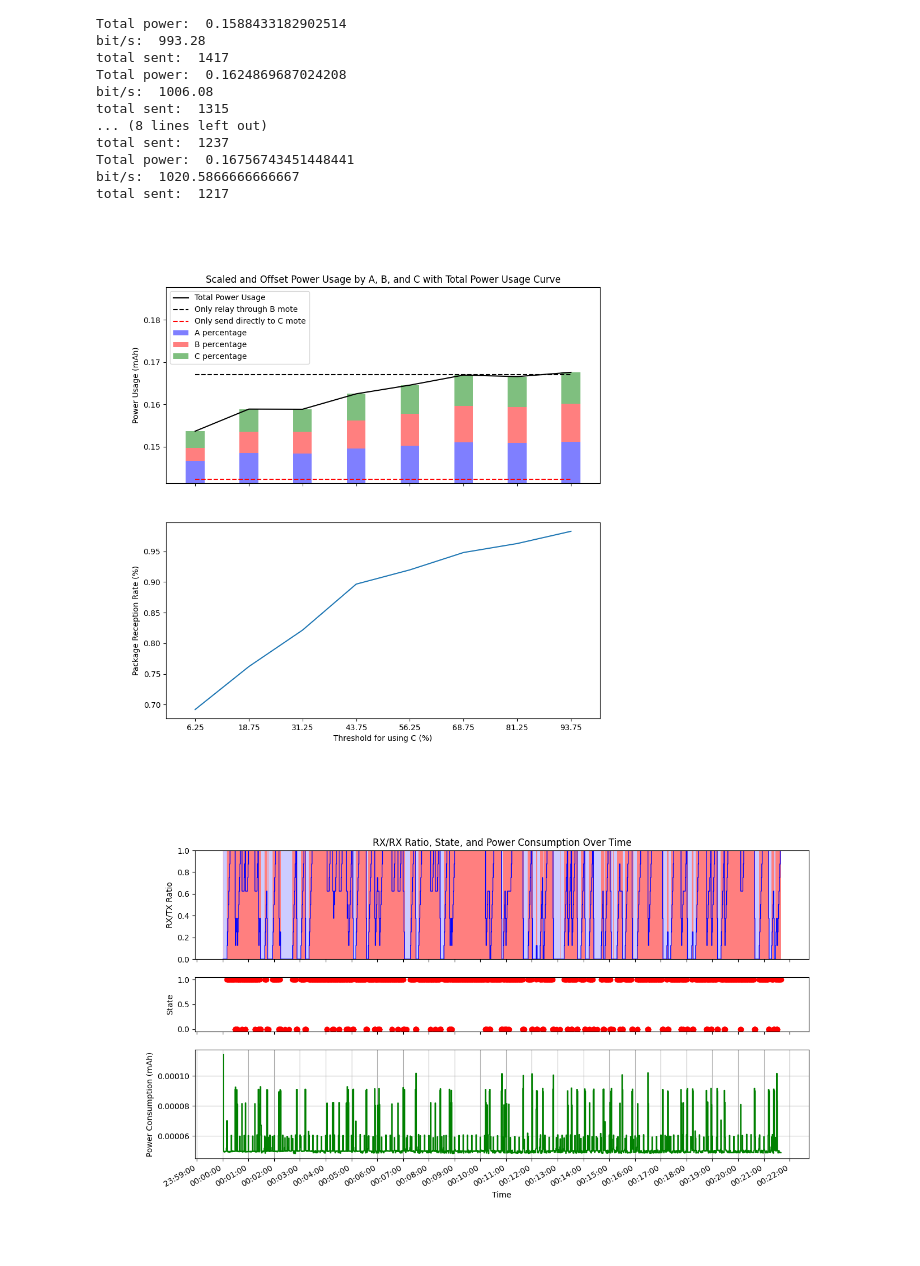
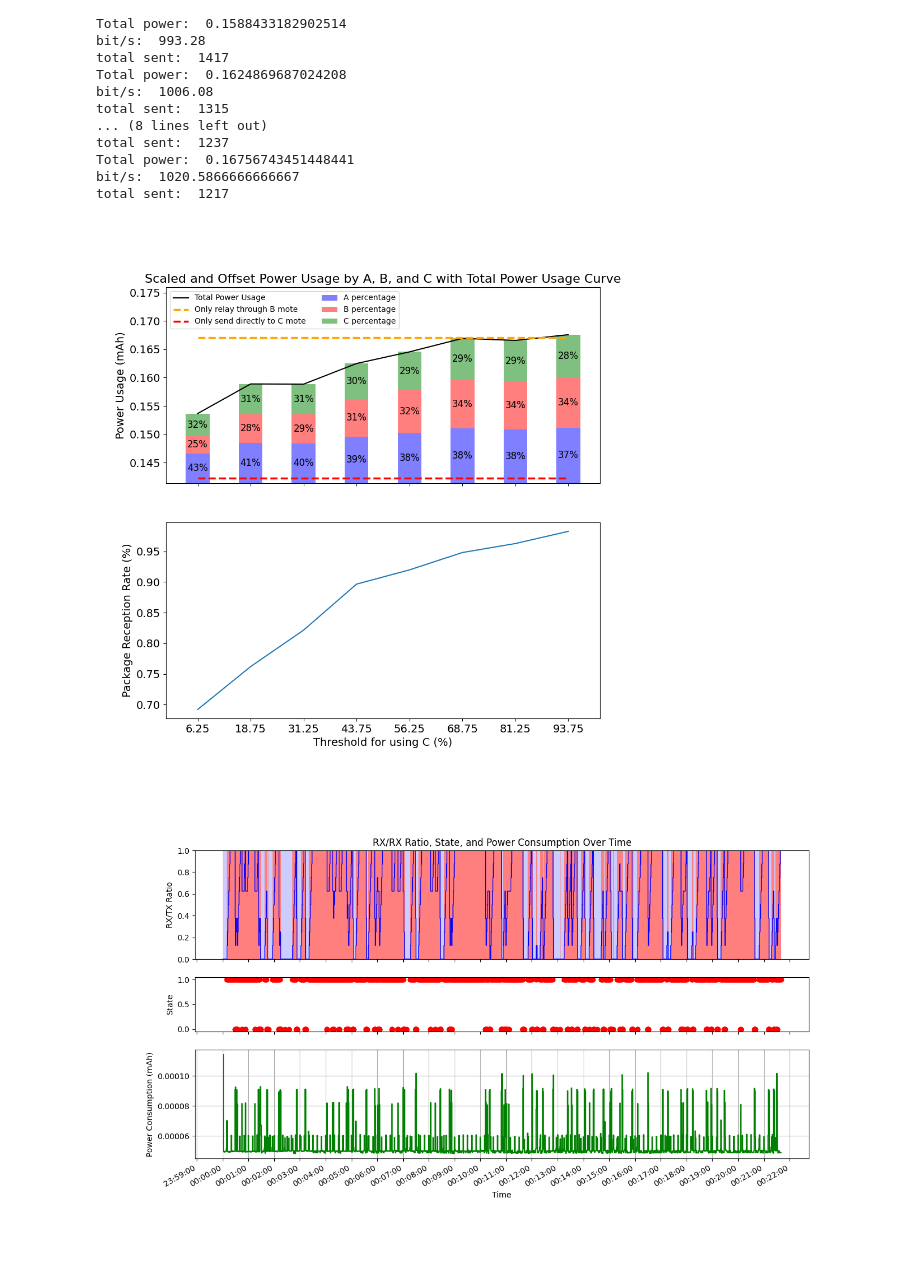
Before and after one commit to Rasmus-M-C/WSN-Project, a Jupyter notebook: plot_windows.ipynb, the cells around one changed output. Cells and saved outputs as stored; diff of their text form; code cells hidden in the pictures.

```diff
--- a/plot_windows.ipynb
+++ b/plot_windows.ipynb
@@ -250,57 +250,95 @@ Total power:  0.16756743451448441
 bit/s:  1020.5866666666667
 total sent:  1217
 # %%
+import matplotlib.pyplot as plt
+
 fig, axs = plt.subplots(2, sharex=True, figsize=(10, 10))
-#plt.subplots_adjust(top=0.5)
 
-width = 0.35
-
-# Setting a higher starting point for the bars
+width = 0.45
 offset = min(pows) * 0.92
 
 scaled_alist = []
 scaled_blist = []
 scaled_clist = []
 
 for a, b, c, p in zip(alist, blist, clist, pows):
     total = a + b + c
-    max_height = p - offset  # Maximum height for the bars considering the offset
+    max_height = p - offset
     scale_factor = min(max_height, total) / total if total > 0 else 0
     scaled_alist.append(a * scale_factor)
     scaled_blist.append(b * scale_factor)
     scaled_clist.append(c * scale_factor)
 
 # Creating scaled and offset stacked bar plots for A, B, and C contributions
-axs[0].bar(range(8), scaled_alist, width, label='A percentage', color='blue', alpha=0.5, bottom=offset)
-axs[0].bar(range(8), scaled_blist, width, bottom=[a + offset for a in scaled_alist], label='B percentage', color='red', alpha=0.5)
-axs[0].bar(range(8), scaled_clist, width, bottom=[a + b + offset for a, b in zip(scaled_alist, scaled_blist)], label='C percentage', color='green', alpha=0.5)
+bars_A = axs[0].bar(range(8), scaled_alist, width, label='A percentage', color='blue', alpha=0.5, bottom=offset)
+bars_B = axs[0].bar(range(8), scaled_blist, width, bottom=[a + offset for a in scaled_alist], label='B percentage', color='red', alpha=0.5)
+bars_C = axs[0].bar(range(8), scaled_clist, width, bottom=[a + b + offset for a, b in zip(scaled_alist, scaled_blist)], label='C percentage', color='green', alpha=0.5)
+
+# Adding percentage labels on each bar
+for bar_A, bar_B, bar_C in zip(bars_A, bars_B, bars_C):
+    height_A = bar_A.get_height()
+    height_B = bar_B.get_height()
+    height_C = bar_C.get_height()
+    total_height = height_A + height_B + height_C
+    col = 'black'
+    axs[0].text(
+        bar_A.get_x() + bar_A.get_width() / 2,
+        offset + height_A / 2,
+        f'{height_A/total_height:.0%}',
+        ha='center',
+        va='center',
+        color=col,
+        fontsize=12
+    )
+
+    axs[0].text(
+        bar_B.get_x() + bar_B.get_width() / 2,
+        offset + height_A + height_B / 2,
+        f'{height_B/total_height:.0%}',
+        ha='center',
+        va='center',
+        color=col,
+        fontsize=12
+    )
+
+    axs[0].text(
+        bar_C.get_x() + bar_C.get_width() / 2,
+        offset + height_A + height_B + height_C / 2,
+        f'{height_C/total_height:.0%}',
+        ha='center',
+        va='center',
+        color=col,
+        fontsize=12
+    )
 
 # Plotting the total power usage curve
+upper = [0.16705683547853023]*len(range(8))
+lower = [0.1422537626514057]*len(range(8))
 axs[0].plot(range(8), pows, color='black', label='Total Power Usage')
+axs[0].plot(range(8), upper, linewidth=2.5, color='orange', linestyle='dashed', label="Only relay through B mote")
+axs[0].plot(range(8), lower, linewidth=2.5, color='red', linestyle='dashed', label="Only send directly to C mote")
 
 # Adjusting y-axis limits to accommodate the offset
-axs[0].set_ylim([offset, max(pows) * 1.12]) #Ændrer denne til 1.12 for at få plads til legend
+axs[0].set_ylim([offset, max(pows) * 1.05])
 
+# Adding labels and legend
+axs[0].set_ylabel('Power Usage (mAh)', fontsize=14)
+axs[0].set_title('Scaled and Offset Power Usage by A, B, and C with Total Power Usage Curve', fontsize=16)
+axs[0].legend(loc='upper left', ncol=2)
 
-upper = [0.16705683547853023]*len(range(8))
-lower = [0.1422537626514057]*len(range(8))
-axs[0].plot(range(8), upper, color='black', linestyle='dashed', label="Only relay through B mote")
-axs[0].plot(range(8), lower, color='red', linestyle='dashed', label="Only send directly to C mote")
-# Adding labels and legend
-axs[0].set_ylabel('Power Usage (mAh)')
-axs[0].set_title('Scaled and Offset Power Usage by A, B, and C with Total Power Usage Curve')
-axs[0].legend(loc='upper left')
+axs[0].tick_params(axis='both', which='both', labelsize=14)
+axs[1].tick_params(axis='both', which='both', labelsize=14)
 
 # Plotting the reference series in the second subplot
 axs[1].plot(range(8), rs)
-axs[1].set_ylabel('Package Reception Rate (%)')
+axs[1].set_ylabel('Package Reception Rate (%)', fontsize=14)
 axs[1].set_xticks(range(8), [f"{i*12.5+6.25}" for i in range(8)])
-axs[1].set_xlabel('Threshold for using C (%)')
+axs[1].set_xlabel('Threshold for using C (%)', fontsize=14)
 #plt.tight_layout()
 
 plt.show()
 # %% [output]
-[figure, old version]
+[figure, new version]
 # %%
 plotScenario("scenarios/random3_0.txt", True)
 # %% [output]
```
